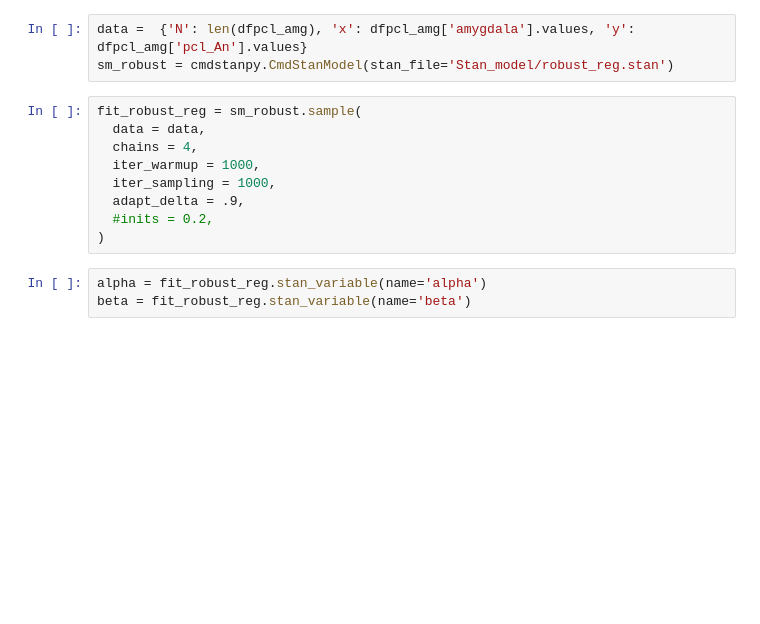
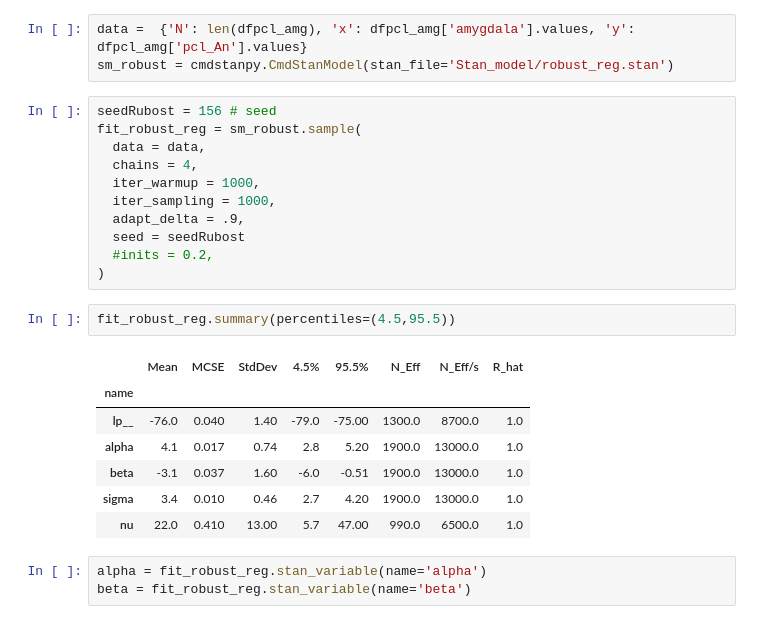
Before and after one commit to LevyDecisionNeuroLab/SIA_PTSD, a Jupyter notebook: firstDay_amygdalaDuringUS2.ipynb, the cells around one changed output. Saved outputs shown, nothing was run; the diff lists cells and outputs as text; blank space fills up the shorter version.

```diff
--- a/firstDay_amygdalaDuringUS2.ipynb
+++ b/firstDay_amygdalaDuringUS2.ipynb
@@ -349,14 +379,26 @@ fgrid.set(ylabel='Anhedonia PCL-5', xlabel='Amygdala activation CS+US minus CS+'
 data =  {'N': len(dfpcl_amg), 'x': dfpcl_amg['amygdala'].values, 'y': dfpcl_amg['pcl_An'].values}
 sm_robust = cmdstanpy.CmdStanModel(stan_file='Stan_model/robust_reg.stan')
 # %%
+seedRubost = 156 # seed
 fit_robust_reg = sm_robust.sample(
   data = data,
   chains = 4,
   iter_warmup = 1000,
   iter_sampling = 1000,
   adapt_delta = .9,
+  seed = seedRubost
   #inits = 0.2,
 )
+# %%
+fit_robust_reg.summary(percentiles=(4.5,95.5))
+# %% [output]
+|  | Mean | MCSE | StdDev | 4.5% | 95.5% | N_Eff | N_Eff/s | R_hat |
+| name |  |  |  |  |  |  |  |  |
+| lp__ | -76.0 | 0.040 | 1.40 | -79.0 | -75.00 | 1300.0 | 8700.0 | 1.0 |
+| alpha | 4.1 | 0.017 | 0.74 | 2.8 | 5.20 | 1900.0 | 13000.0 | 1.0 |
+| beta | -3.1 | 0.037 | 1.60 | -6.0 | -0.51 | 1900.0 | 13000.0 | 1.0 |
+| sigma | 3.4 | 0.010 | 0.46 | 2.7 | 4.20 | 1900.0 | 13000.0 | 1.0 |
+| nu | 22.0 | 0.410 | 13.00 | 5.7 | 47.00 | 990.0 | 6500.0 | 1.0 |
 # %%
 alpha = fit_robust_reg.stan_variable(name='alpha')
 beta = fit_robust_reg.stan_variable(name='beta')
```
Also changed, not shown: parts of 12 cells of this notebook, 10 other files.
